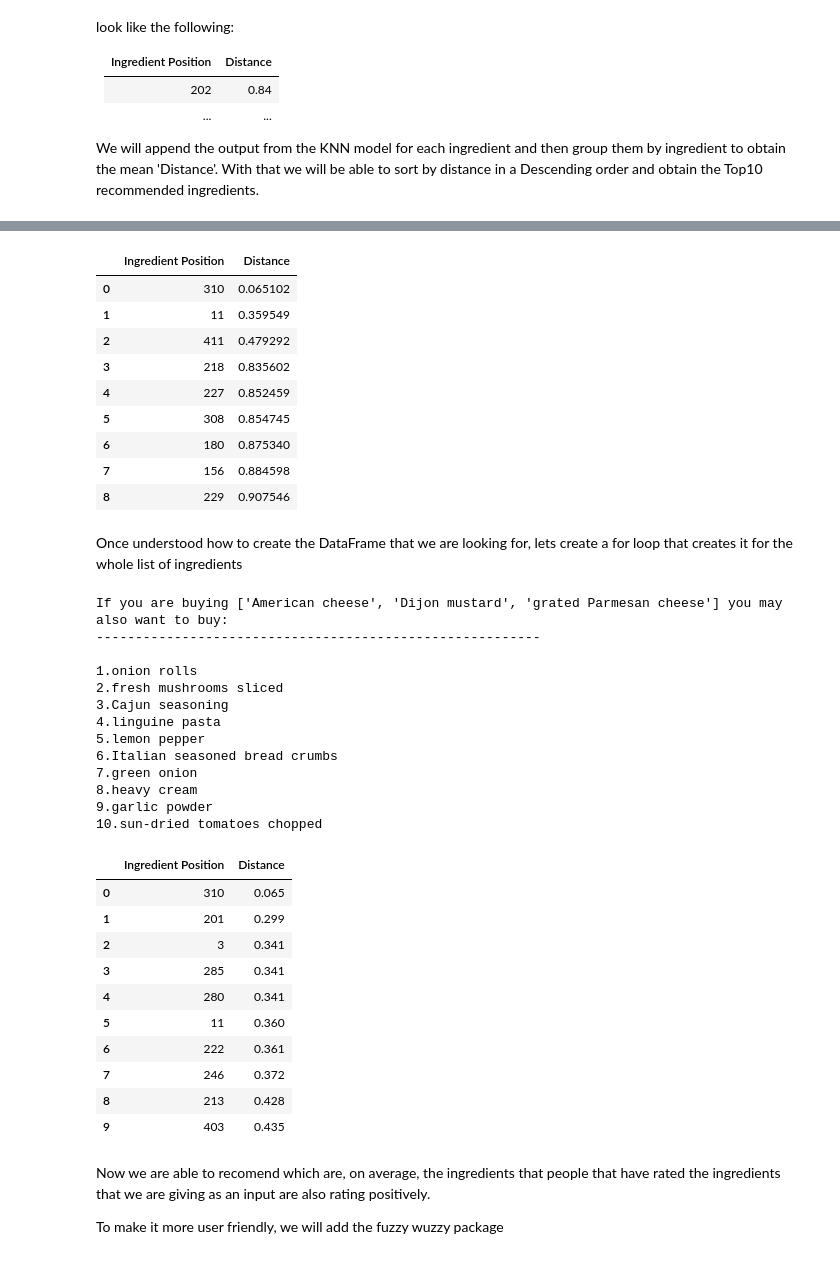
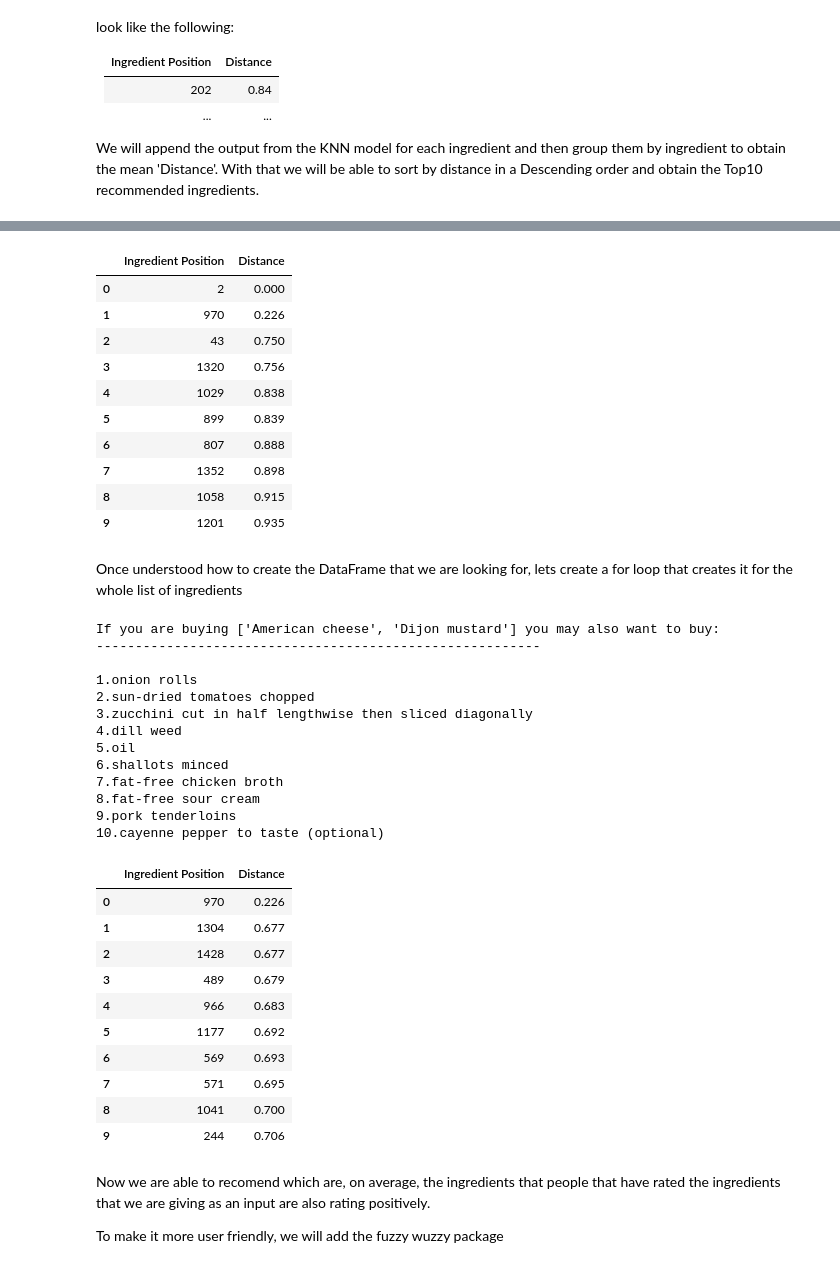
Before and after one commit to pepenunez/final-project, a Jupyter notebook: 03_allrecipes-modeling.ipynb, the cells around one changed output, grey strips where cells are left out. Saved outputs shown, nothing was run; the diff lists cells and outputs as text; code cells hidden in the pictures.

```diff
--- a/03_allrecipes-modeling.ipynb
+++ b/03_allrecipes-modeling.ipynb
@@ -23,5 +25,5 @@ reviews_ingredient.shape
 # %%
-subset = reviews_ingredient[:50000].drop('Unnamed: 0', errors='ignore')
+subset = reviews_ingredient[:250000].drop('Unnamed: 0', errors='ignore')
 # %%
 subset.head()
 # %% [output]
@@ -121,7 +123,8 @@ We can see that there are many ingredients that have very few reviews while ther
 # %%
 min_threshold_ingredient = 100
+max_threshold_ingredient = 10000
 
-no_of_ratings_ingredient_subset = no_of_ratings_ingredient[no_of_ratings_ingredient['no_of_ratings_ingredient'] > min_threshold_ingredient]
+no_of_ratings_ingredient_subset = no_of_ratings_ingredient[(no_of_ratings_ingredient['no_of_ratings_ingredient'] > min_threshold_ingredient) & (no_of_ratings_ingredient['no_of_ratings_ingredient'] < max_threshold_ingredient)]
 # %%
 plt.figure(figsize=(10,6))
 
@@ -222,9 +234,11 @@ subset_ml.head()
 # %%
 # Drop ingredients with less than min_threshold_ingredient
-final_ingredients = subset_ml[subset_ml['no_of_ratings_ingredient'] >= min_threshold_ingredient]
+final_ingredients = subset_ml[(subset_ml['no_of_ratings_ingredient'] >= min_threshold_ingredient) &
+                              (subset_ml['no_of_ratings_ingredient'] <= max_threshold_ingredient)]
 
 # Drop users with less than the min_threshols_user
-final_ingredients = final_ingredients[final_ingredients['no_of_ratings_user'] >= min_threshold_user]
+final_ingredients = final_ingredients[(final_ingredients['no_of_ratings_user'] >= min_threshold_user) &
+                                      (final_ingredients['no_of_ratings_user'] >= min_threshold_user)]
 
 # Reset index
 final_ingredients.reset_index(drop=True, inplace=True)
@@ -460,15 +473,16 @@ model = model.drop(model[model['Distance'] == 0].index).reset_index(drop=True)
 model
 # %% [output]
 |  | Ingredient Position | Distance |
-| 0 | 310 | 0.065102 |
-| 1 | 11 | 0.359549 |
-| 2 | 411 | 0.479292 |
-| 3 | 218 | 0.835602 |
-| 4 | 227 | 0.852459 |
-| 5 | 308 | 0.854745 |
-| 6 | 180 | 0.875340 |
-| 7 | 156 | 0.884598 |
-| 8 | 229 | 0.907546 |
+| 0 | 2 | 0.000 |
+| 1 | 970 | 0.226 |
+| 2 | 43 | 0.750 |
+| 3 | 1320 | 0.756 |
+| 4 | 1029 | 0.838 |
+| 5 | 899 | 0.839 |
+| 6 | 807 | 0.888 |
+| 7 | 1352 | 0.898 |
+| 8 | 1058 | 0.915 |
+| 9 | 1201 | 0.935 |
 # %% [markdown]
 Once understood how to create the DataFrame that we are looking for, lets create a for loop that creates it for the whole list of ingredients
 # %%
@@ -513,32 +527,32 @@ def get_top10_recommendations(ingredients:list):
 
     return model.head(10)
 # %%
-get_top10_recommendations(['American cheese', 'Dijon mustard', 'grated Parmesan cheese'])
+get_top10_recommendations(['American cheese', 'Dijon mustard'])
 # %% [output]
-If you are buying ['American cheese', 'Dijon mustard', 'grated Parmesan cheese'] you may also want to buy:
+If you are buying ['American cheese', 'Dijon mustard'] you may also want to buy:
 ---------------------------------------------------------
 
 1.onion rolls
-2.fresh mushrooms sliced
-3.Cajun seasoning
-4.linguine pasta
-5.lemon pepper
-6.Italian seasoned bread crumbs
-7.green onion
-8.heavy cream
-9.garlic powder
-10.sun-dried tomatoes chopped
+2.sun-dried tomatoes chopped
+3.zucchini cut in half lengthwise then sliced diagonally
+4.dill weed
+5.oil
+6.shallots minced
+7.fat-free chicken broth
+8.fat-free sour cream
+9.pork tenderloins
+10.cayenne pepper to taste (optional)
 |  | Ingredient Position | Distance |
-| 0 | 310 | 0.065 |
-| 1 | 201 | 0.299 |
-| 2 | 3 | 0.341 |
-| 3 | 285 | 0.341 |
-| 4 | 280 | 0.341 |
-| 5 | 11 | 0.360 |
-| 6 | 222 | 0.361 |
-| 7 | 246 | 0.372 |
-| 8 | 213 | 0.428 |
-| 9 | 403 | 0.435 |
+| 0 | 970 | 0.226 |
+| 1 | 1304 | 0.677 |
+| 2 | 1428 | 0.677 |
+| 3 | 489 | 0.679 |
+| 4 | 966 | 0.683 |
+| 5 | 1177 | 0.692 |
+| 6 | 569 | 0.693 |
+| 7 | 571 | 0.695 |
+| 8 | 1041 | 0.700 |
+| 9 | 244 | 0.706 |
 # %% [markdown]
 Now we are able to recomend which are, on average, the ingredients that people that have rated the ingredients that we are giving as an input are also rating positively.
 
```
Also changed, not shown: parts of 40 cells of this notebook.
